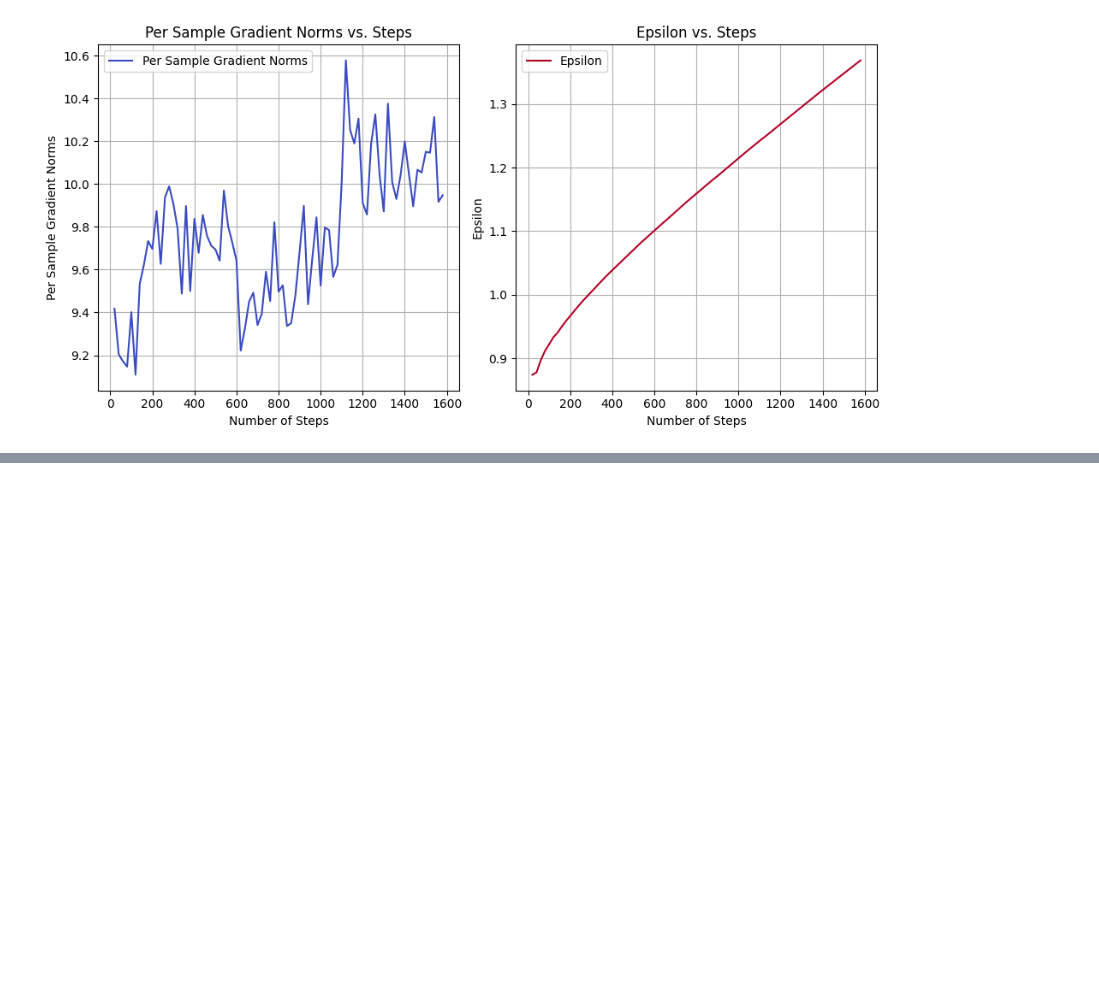
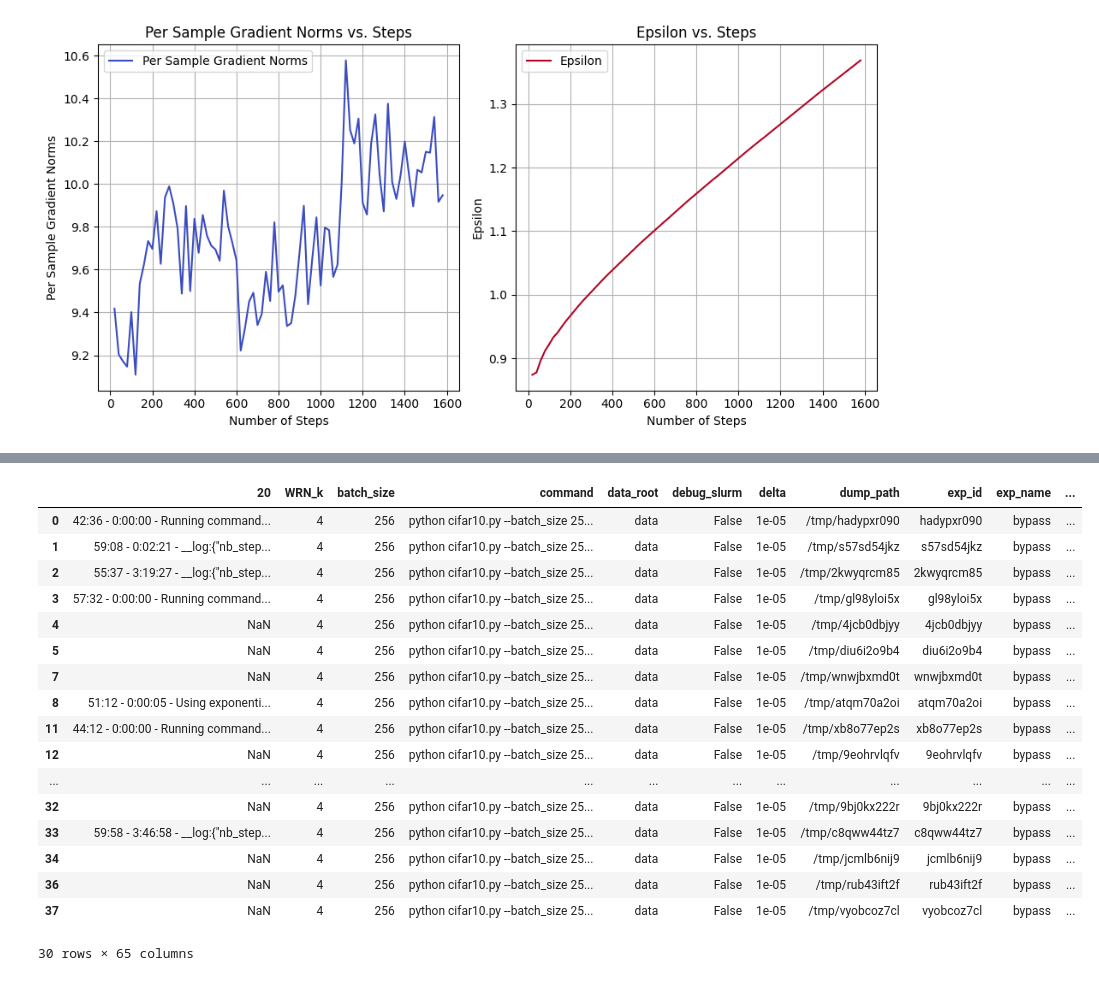
Before and after one commit to LisaRebecca/privacy-preserving-data-analytics, a Jupyter notebook: src/tan/noise_experiments.ipynb, the cells around one changed output, grey strips where cells are left out. Drawn from its saved outputs; the diff is of its cells as text; code cells hidden in the pictures; blank space fills up the shorter version.

```diff
--- a/src/tan/noise_experiments.ipynb
+++ b/src/tan/noise_experiments.ipynb
@@ -705,0 +754,21 @@ plot_gradient_epsilon(df_experiments.iloc[21]["training_steps"],"")
+# %%
+df_experiments[df_experiments["batch_size"]==256][df_experiments["ref_B"]==4096]
+# %% [output]
+|  | 20 | WRN_k | batch_size | command | data_root | debug_slurm | delta | dump_path | exp_id | exp_name | ... |
+| 0 | 42:36 - 0:00:00 - Running command... | 4 | 256 | python cifar10.py --batch_size 25... | data | False | 1e-05 | /tmp/hadypxr090 | hadypxr090 | bypass | ... |
+| 1 | 59:08 - 0:02:21 - __log:{"nb_step... | 4 | 256 | python cifar10.py --batch_size 25... | data | False | 1e-05 | /tmp/s57sd54jkz | s57sd54jkz | bypass | ... |
+| 2 | 55:37 - 3:19:27 - __log:{"nb_step... | 4 | 256 | python cifar10.py --batch_size 25... | data | False | 1e-05 | /tmp/2kwyqrcm85 | 2kwyqrcm85 | bypass | ... |
+| 3 | 57:32 - 0:00:00 - Running command... | 4 | 256 | python cifar10.py --batch_size 25... | data | False | 1e-05 | /tmp/gl98yloi5x | gl98yloi5x | bypass | ... |
+| 4 | NaN | 4 | 256 | python cifar10.py --batch_size 25... | data | False | 1e-05 | /tmp/4jcb0dbjyy | 4jcb0dbjyy | bypass | ... |
+| 5 | NaN | 4 | 256 | python cifar10.py --batch_size 25... | data | False | 1e-05 | /tmp/diu6i2o9b4 | diu6i2o9b4 | bypass | ... |
+| 7 | NaN | 4 | 256 | python cifar10.py --batch_size 25... | data | False | 1e-05 | /tmp/wnwjbxmd0t | wnwjbxmd0t | bypass | ... |
+| 8 | 51:12 - 0:00:05 - Using exponenti... | 4 | 256 | python cifar10.py --batch_size 25... | data | False | 1e-05 | /tmp/atqm70a2oi | atqm70a2oi | bypass | ... |
+| 11 | 44:12 - 0:00:00 - Running command... | 4 | 256 | python cifar10.py --batch_size 25... | data | False | 1e-05 | /tmp/xb8o77ep2s | xb8o77ep2s | bypass | ... |
+| 12 | NaN | 4 | 256 | python cifar10.py --batch_size 25... | data | False | 1e-05 | /tmp/9eohrvlqfv | 9eohrvlqfv | bypass | ... |
+| ... | ... | ... | ... | ... | ... | ... | ... | ... | ... | ... | ... |
+| 32 | NaN | 4 | 256 | python cifar10.py --batch_size 25... | data | False | 1e-05 | /tmp/9bj0kx222r | 9bj0kx222r | bypass | ... |
+| 33 | 59:58 - 3:46:58 - __log:{"nb_step... | 4 | 256 | python cifar10.py --batch_size 25... | data | False | 1e-05 | /tmp/c8qww44tz7 | c8qww44tz7 | bypass | ... |
+| 34 | NaN | 4 | 256 | python cifar10.py --batch_size 25... | data | False | 1e-05 | /tmp/jcmlb6nij9 | jcmlb6nij9 | bypass | ... |
+| 36 | NaN | 4 | 256 | python cifar10.py --batch_size 25... | data | False | 1e-05 | /tmp/rub43ift2f | rub43ift2f | bypass | ... |
+| 37 | NaN | 4 | 256 | python cifar10.py --batch_size 25... | data | False | 1e-05 | /tmp/vyobcoz7cl | vyobcoz7cl | bypass | ... |
+30 rows × 65 columns
```
Also changed, not shown: parts of 5 cells of this notebook.
